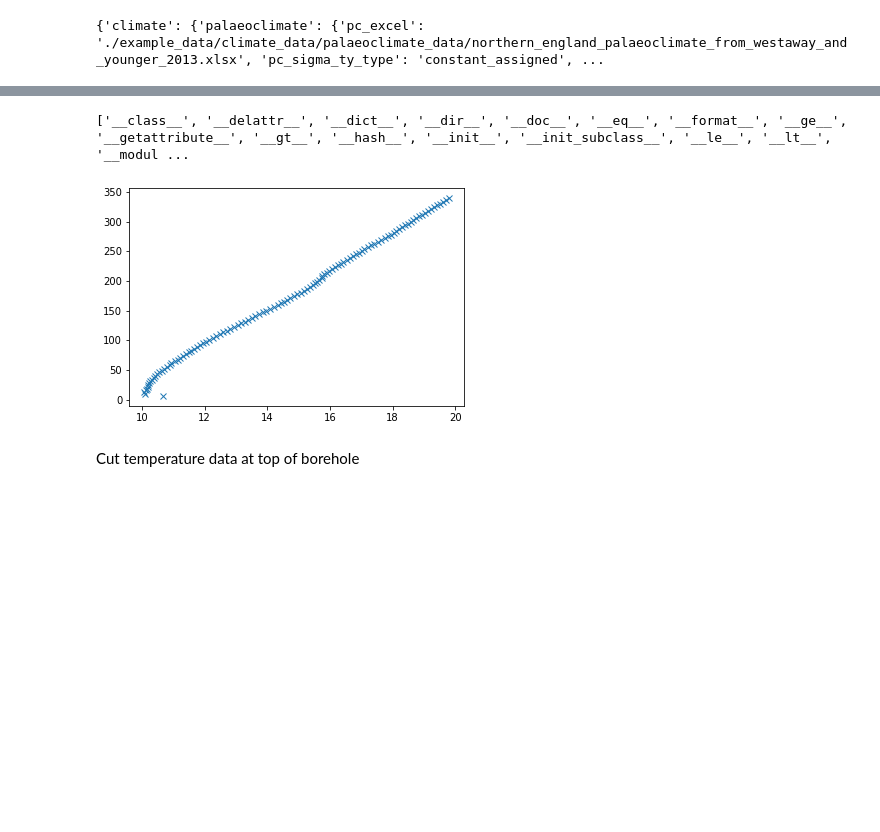
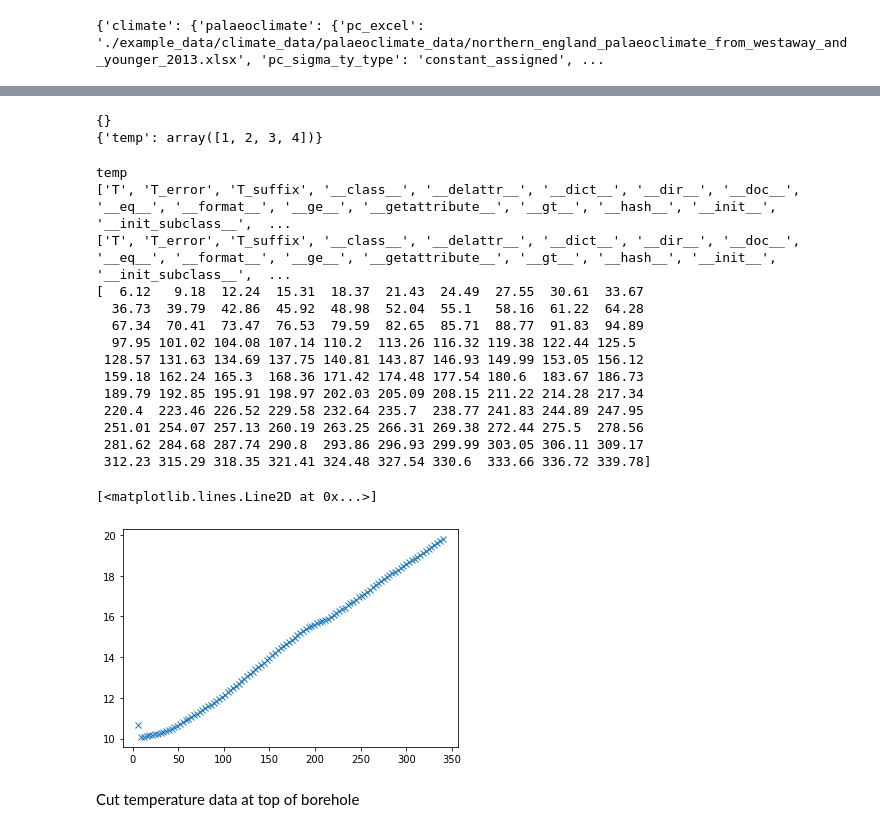
Before and after one commit to alex-dickinson/BoreFlow, a Jupyter notebook: examples/example1/Example1.ipynb, the cells around one changed output, grey strips where cells are left out. Cells and saved outputs as stored; diff of their text form; code cells hidden in the pictures; blank space fills up the shorter version.

Commit message:
Updating temperature example and making boreholehandler class more modular

```diff
--- a/examples/example1/Example1.ipynb
+++ b/examples/example1/Example1.ipynb
@@ -18,23 +20,56 @@ print(cfg)
+# %%
+from BoreFlow import boreholehandler
+
+borehole = boreholehandler.BoreHole(cfg)
+
+print(vars(borehole.data.borehole))
+
+
+borehole.test_value_creation('bigboy')
+
+print(vars(getattr(borehole.data.borehole, 'bigboy')))
+
+# xd = getattr(self.data.borehole, 'bigboy')
+
+# print(xd)
+
+# print(vars(borehole.data.borehole))
+# print((borehole.data.borehole.bigboy))
+# print(getattr(borehole.data.borehole, 'bigboy'))
+# %% [output]
+{}
+{'temp': array([1, 2, 3, 4])}
 # %%
 from BoreFlow import boreholehandler
 
 borehole = boreholehandler.BoreHole(cfg)
 
+loadsuffix = borehole.load_temperature_measurements("temp")
+print(loadsuffix)
 
-print(dir(borehole))
+print(dir(getattr(borehole.data.borehole, loadsuffix)))
+print(dir(borehole.data.borehole.temp))
 
-borehole.load_temperature_measurements()
+print(borehole.data.borehole.temp.z)
 
-# pprint.pprint(vars(borehole.data.borehole))
-
-# Plot to show input data
-plt.plot(borehole.data.borehole.T, borehole.data.borehole.zT_m, 'x')
-plt.show()
-
-# pprint.pprint(borehole.data.borehole.T)
+plt.plot(borehole.data.borehole.temp.z, borehole.data.borehole.temp.T, 'x')
 # %% [output]
-['__class__', '__delattr__', '__dict__', '__dir__', '__doc__', '__eq__', '__format__', '__ge__', '__getattribute__', '__gt__', '__hash__', '__init__', '__init_subclass__', '__le__', '__lt__', '__modul ...
+temp
+['T', 'T_error', 'T_suffix', '__class__', '__delattr__', '__dict__', '__dir__', '__doc__', '__eq__', '__format__', '__ge__', '__getattribute__', '__gt__', '__hash__', '__init__', '__init_subclass__',  ...
+['T', 'T_error', 'T_suffix', '__class__', '__delattr__', '__dict__', '__dir__', '__doc__', '__eq__', '__format__', '__ge__', '__getattribute__', '__gt__', '__hash__', '__init__', '__init_subclass__',  ...
+[  6.12   9.18  12.24  15.31  18.37  21.43  24.49  27.55  30.61  33.67
+  36.73  39.79  42.86  45.92  48.98  52.04  55.1   58.16  61.22  64.28
+  67.34  70.41  73.47  76.53  79.59  82.65  85.71  88.77  91.83  94.89
+  97.95 101.02 104.08 107.14 110.2  113.26 116.32 119.38 122.44 125.5
+ 128.57 131.63 134.69 137.75 140.81 143.87 146.93 149.99 153.05 156.12
+ 159.18 162.24 165.3  168.36 171.42 174.48 177.54 180.6  183.67 186.73
+ 189.79 192.85 195.91 198.97 202.03 205.09 208.15 211.22 214.28 217.34
+ 220.4  223.46 226.52 229.58 232.64 235.7  238.77 241.83 244.89 247.95
+ 251.01 254.07 257.13 260.19 263.25 266.31 269.38 272.44 275.5  278.56
+ 281.62 284.68 287.74 290.8  293.86 296.93 299.99 303.05 306.11 309.17
+ 312.23 315.29 318.35 321.41 324.48 327.54 330.6  333.66 336.72 339.78]
+[<matplotlib.lines.Line2D at 0x...>]
-[figure, old version]
+[figure, new version]
 # %% [markdown]
 Cut temperature data at top of borehole
 # %%
```
Also changed, not shown: parts of 13 cells of this notebook, 3 other files.
